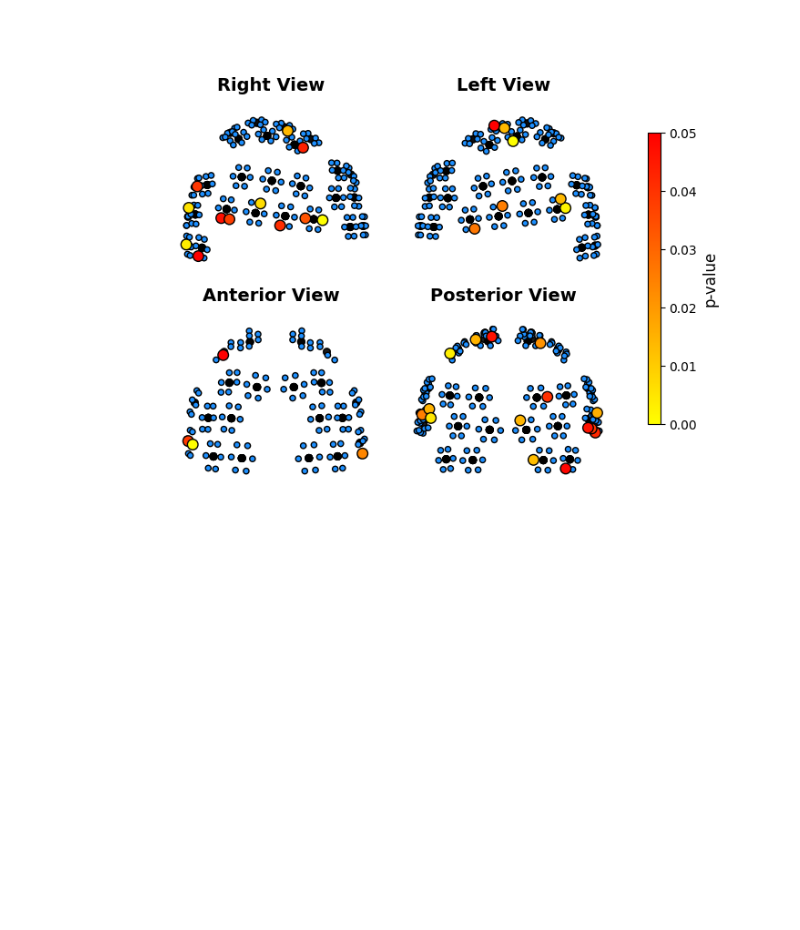
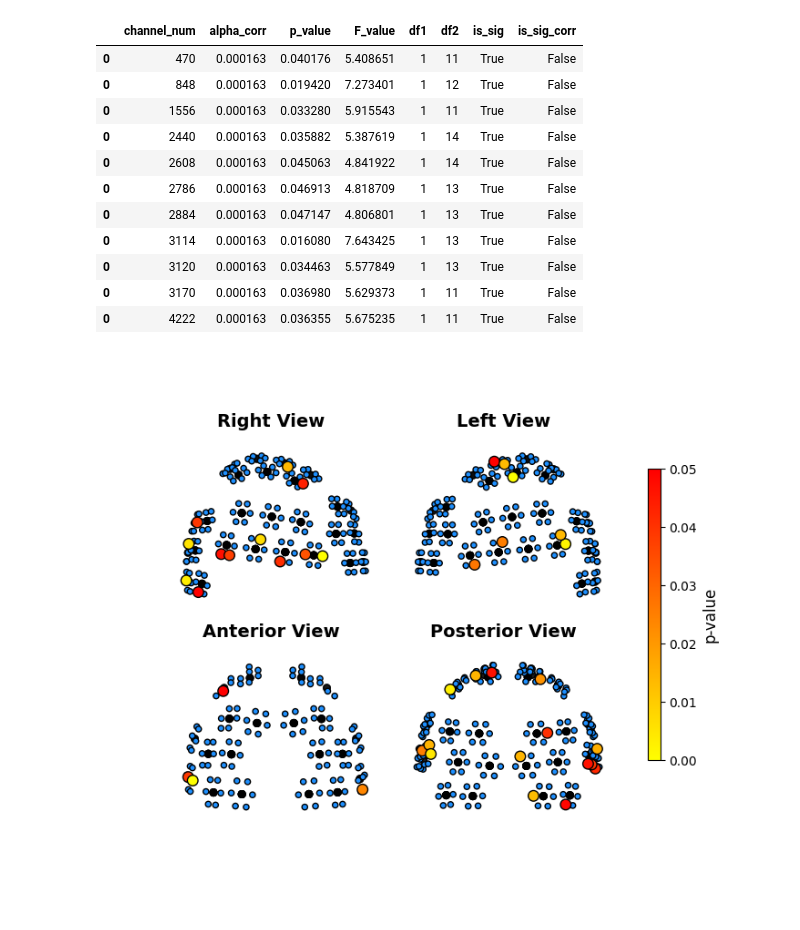
Before and after one commit to AyazLab/KernelFlow_Analysis, a Jupyter notebook: flow_analysis.ipynb, the cells around one changed output. Cells and saved outputs as stored; diff of their text form; code cells hidden in the pictures; blank space fills up the shorter version.

```diff
--- a/flow_analysis.ipynb
+++ b/flow_analysis.ipynb
@@ -3659,3 +3726,19 @@ par.flow.plot_pos("3D")
+# %%
+aov = FR.run_rm_anova("go_no_go", "HbO", "lowpass")
+aov[aov["p_value"] < 0.05]
+# %% [output]
+|  | channel_num | alpha_corr | p_value | F_value | df1 | df2 | is_sig | is_sig_corr |
+| 0 | 470 | 0.000163 | 0.040176 | 5.408651 | 1 | 11 | True | False |
+| 0 | 848 | 0.000163 | 0.019420 | 7.273401 | 1 | 12 | True | False |
+| 0 | 1556 | 0.000163 | 0.033280 | 5.915543 | 1 | 11 | True | False |
+| 0 | 2440 | 0.000163 | 0.035882 | 5.387619 | 1 | 14 | True | False |
+| 0 | 2608 | 0.000163 | 0.045063 | 4.841922 | 1 | 14 | True | False |
+| 0 | 2786 | 0.000163 | 0.046913 | 4.818709 | 1 | 13 | True | False |
+| 0 | 2884 | 0.000163 | 0.047147 | 4.806801 | 1 | 13 | True | False |
+| 0 | 3114 | 0.000163 | 0.016080 | 7.643425 | 1 | 13 | True | False |
+| 0 | 3120 | 0.000163 | 0.034463 | 5.577849 | 1 | 13 | True | False |
+| 0 | 3170 | 0.000163 | 0.036980 | 5.629373 | 1 | 11 | True | False |
+| 0 | 4222 | 0.000163 | 0.036355 | 5.675235 | 1 | 11 | True | False |
 # %%
 FR = Flow_Results()
 exp_name = "n_back"
```
Also changed, not shown: parts of 4 cells of this notebook, 1 other file.
